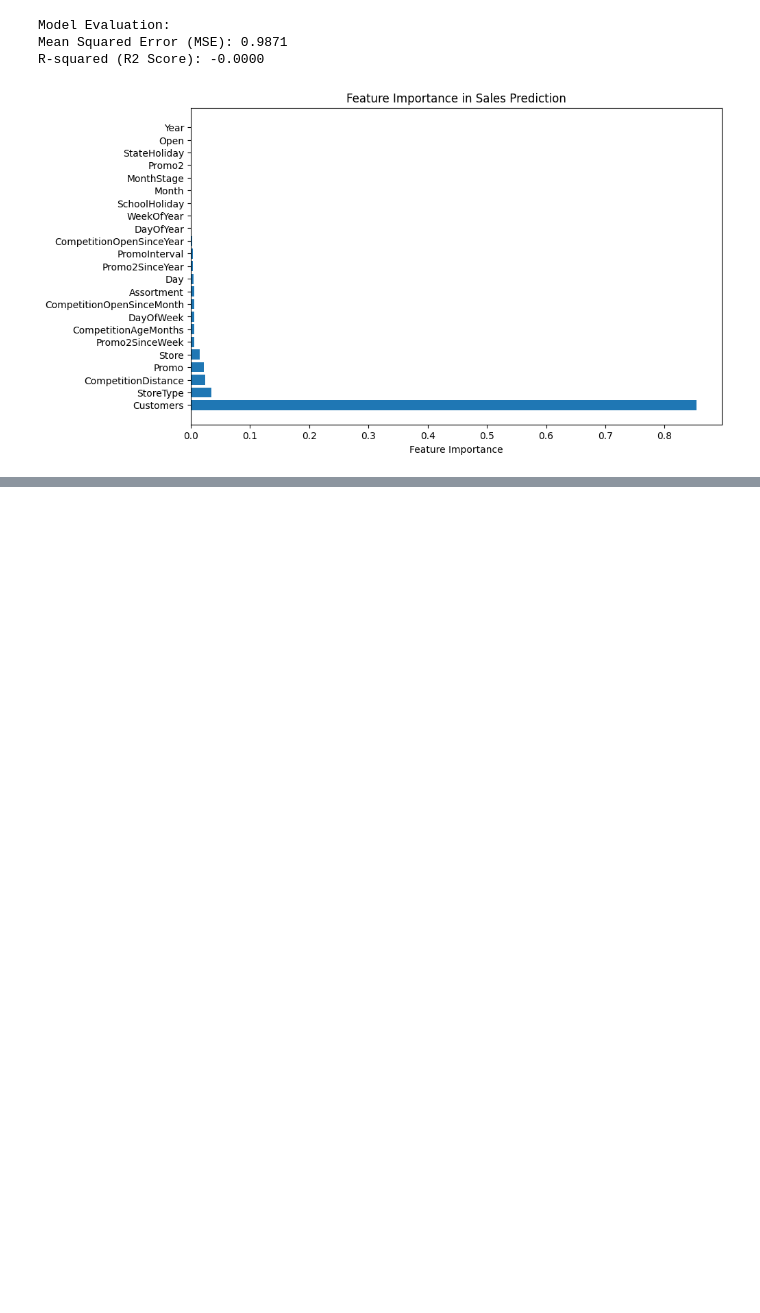
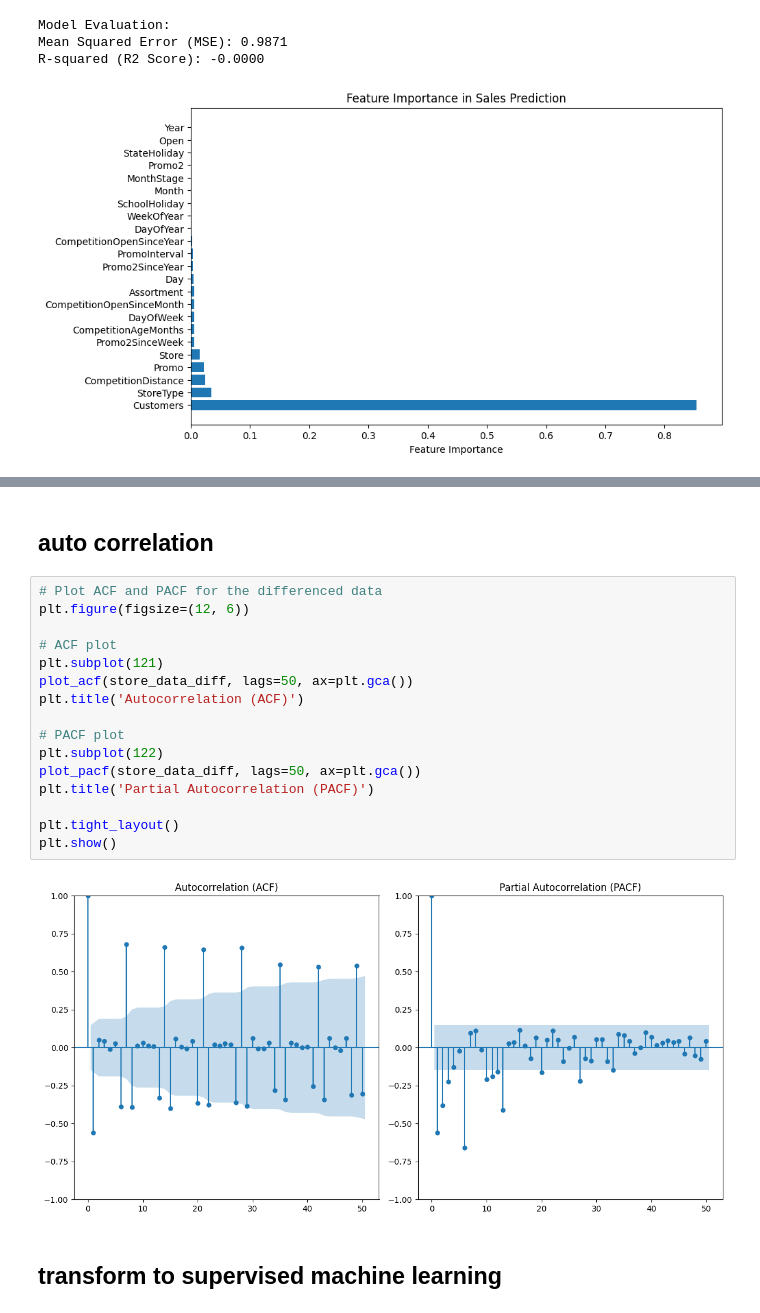
Before and after one commit to habrev/Rossmann-Pharmaceuticals, a Jupyter notebook: notebooks/prediction.ipynb, the cells around one changed output, grey strips where cells are left out. Drawn from its saved outputs; the diff is of its cells as text; blank space fills up the shorter version.

```diff
--- a/notebooks/prediction.ipynb
+++ b/notebooks/prediction.ipynb
@@ -357,0 +430,22 @@ R-squared (R2 Score): -0.0000
+# %% [markdown]
+## auto correlation
+# %%
+# Plot ACF and PACF for the differenced data
+plt.figure(figsize=(12, 6))
+
+# ACF plot
+plt.subplot(121)
+plot_acf(store_data_diff, lags=50, ax=plt.gca())
+plt.title('Autocorrelation (ACF)')
+
+# PACF plot
+plt.subplot(122)
+plot_pacf(store_data_diff, lags=50, ax=plt.gca())
+plt.title('Partial Autocorrelation (PACF)')
+
+plt.tight_layout()
+plt.show()
+# %% [output]
+[figure, added]
+# %% [markdown]
+## transform to supervised machine learning
```
Also changed, not shown: parts of 16 cells of this notebook.
